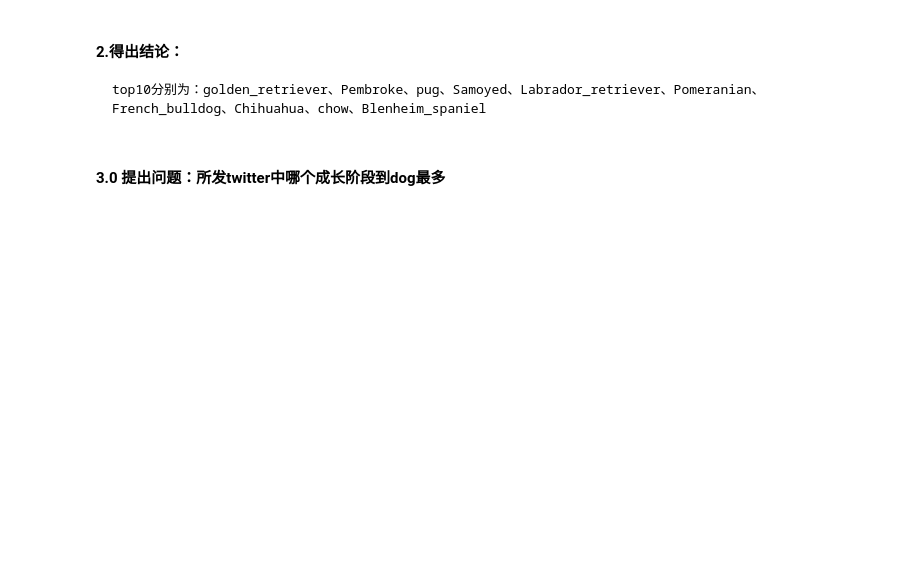
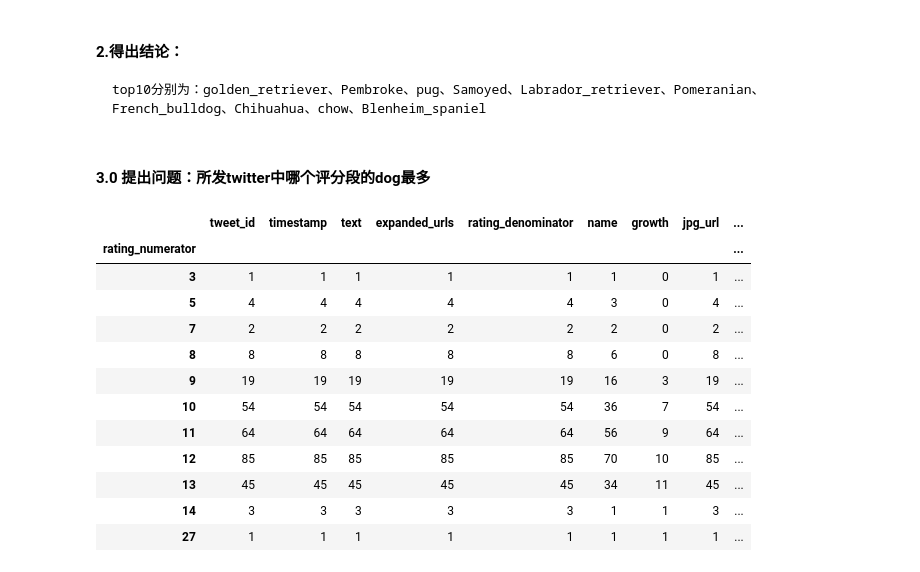
Before and after one commit to nigaea/youdaxueyuan, a Jupyter notebook: lesson2/wrangle_act.ipynb, the cells around one changed output. Cells and saved outputs as stored; diff of their text form; code cells hidden in the pictures; blank space fills up the shorter version.

````diff
--- a/lesson2/wrangle_act.ipynb
+++ b/lesson2/wrangle_act.ipynb
@@ -818,4 +880,4 @@ plt.title('Top10 favorite dog');
 top10分别为：golden_retriever、Pembroke、pug、Samoyed、Labrador_retriever、Pomeranian、French_bulldog、Chihuahua、chow、Blenheim_spaniel
 ```
 # %% [markdown]
-#### 3.0 提出问题：所发twitter中哪个成长阶段到dog最多
+#### 3.0 提出问题：所发twitter中哪个评分段的dog最多
@@ -825,2 +884,19 @@ twitter_master_temp2 = twitter_master_temp2.groupby(['growth']).count()
+# %%
+twitter_master_temp2 = twitter_master_temp.groupby(['rating_numerator']).count()
+twitter_master_temp2
+# %% [output]
+|  | tweet_id | timestamp | text | expanded_urls | rating_denominator | name | growth | jpg_url | ... |
+| rating_numerator |  |  |  |  |  |  |  |  | ... |
+| 3 | 1 | 1 | 1 | 1 | 1 | 1 | 0 | 1 | ... |
+| 5 | 4 | 4 | 4 | 4 | 4 | 3 | 0 | 4 | ... |
+| 7 | 2 | 2 | 2 | 2 | 2 | 2 | 0 | 2 | ... |
+| 8 | 8 | 8 | 8 | 8 | 8 | 6 | 0 | 8 | ... |
+| 9 | 19 | 19 | 19 | 19 | 19 | 16 | 3 | 19 | ... |
+| 10 | 54 | 54 | 54 | 54 | 54 | 36 | 7 | 54 | ... |
+| 11 | 64 | 64 | 64 | 64 | 64 | 56 | 9 | 64 | ... |
+| 12 | 85 | 85 | 85 | 85 | 85 | 70 | 10 | 85 | ... |
+| 13 | 45 | 45 | 45 | 45 | 45 | 34 | 11 | 45 | ... |
+| 14 | 3 | 3 | 3 | 3 | 3 | 1 | 1 | 3 | ... |
+| 27 | 1 | 1 | 1 | 1 | 1 | 1 | 1 | 1 | ... |
 # %%
 twitter_master_temp2 = twitter_master_temp2.reset_index()
````
Also changed, not shown: parts of 43 cells of this notebook, 3 other files.
